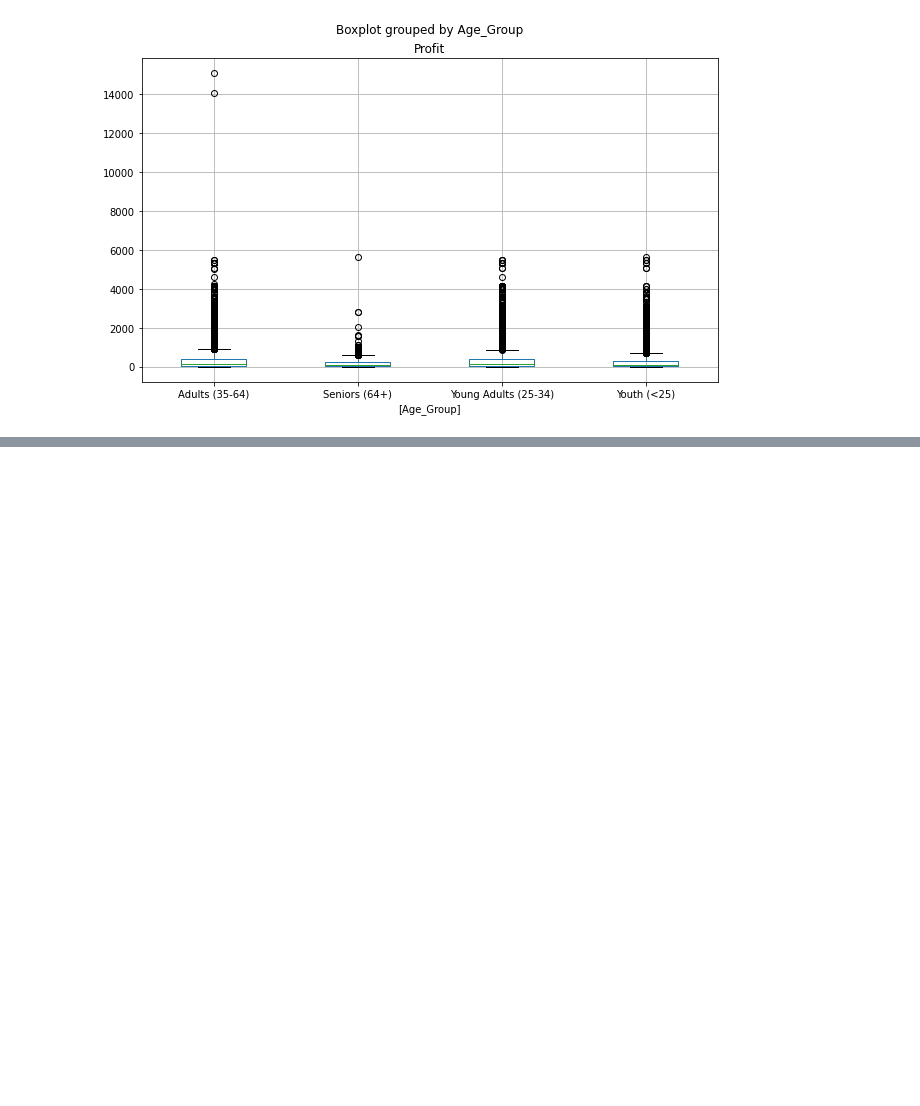
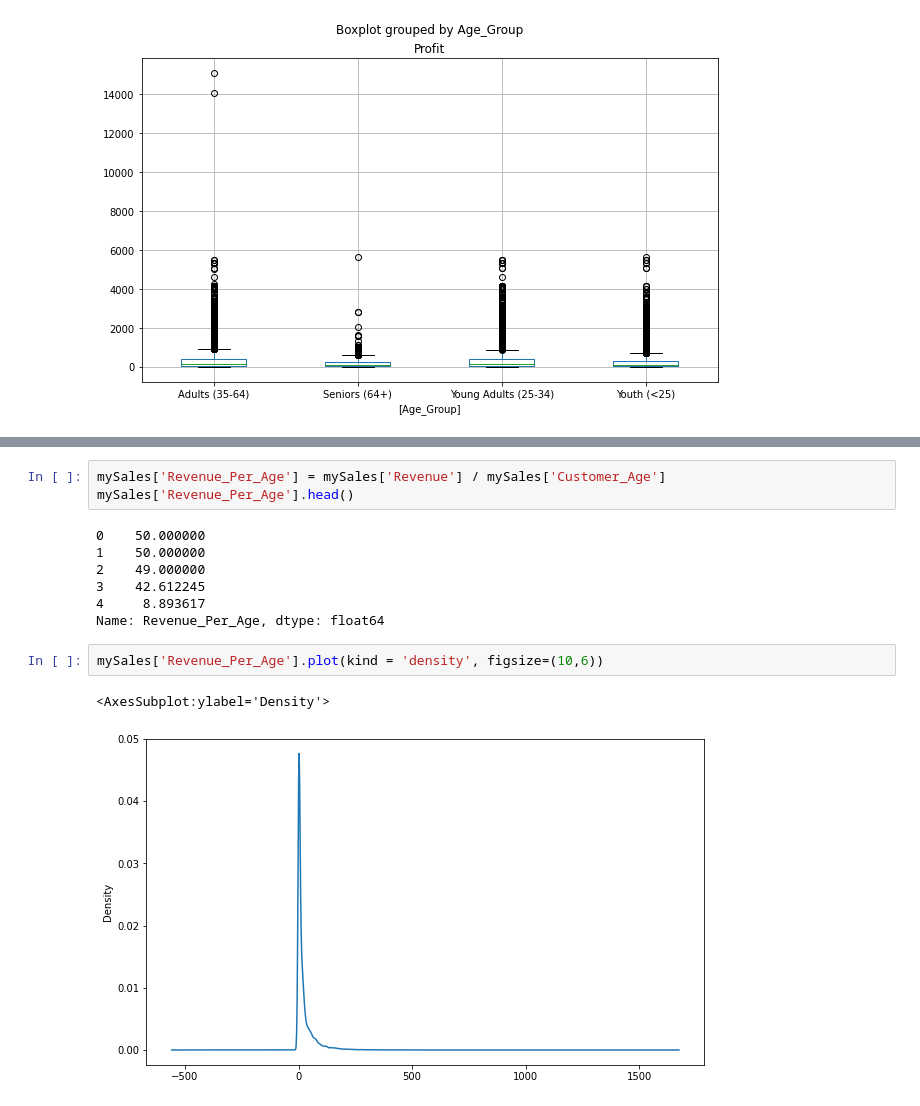
Before and after one commit to LesleyBonyo/Data-science, a Jupyter notebook: Jan_19_fcc.ipynb, the cells around one changed output, grey strips where cells are left out. Cells and saved outputs as stored; diff of their text form; blank space fills up the shorter version.

```diff
--- a/Jan_19_fcc.ipynb
+++ b/Jan_19_fcc.ipynb
@@ -198,0 +213,15 @@ dtype: object
+# %%
+mySales['Revenue_Per_Age'] = mySales['Revenue'] / mySales['Customer_Age']
+mySales['Revenue_Per_Age'].head()
+# %% [output]
+0    50.000000
+1    50.000000
+2    49.000000
+3    42.612245
+4     8.893617
+Name: Revenue_Per_Age, dtype: float64
+# %%
+mySales['Revenue_Per_Age'].plot(kind = 'density', figsize=(10,6))
+# %% [output]
+<AxesSubplot:ylabel='Density'>
+[figure, added]
```
Also changed, not shown: parts of 22 cells of this notebook.
